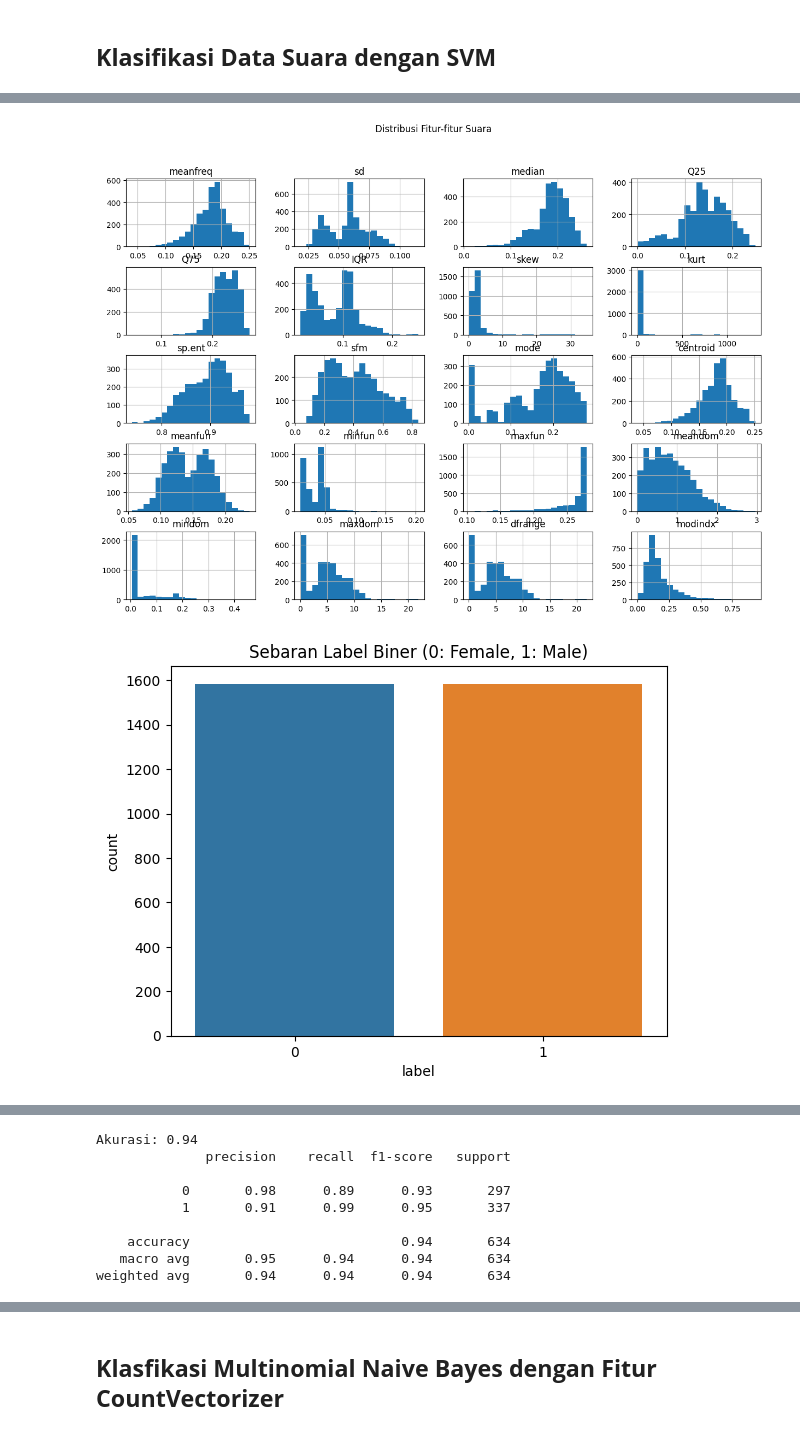
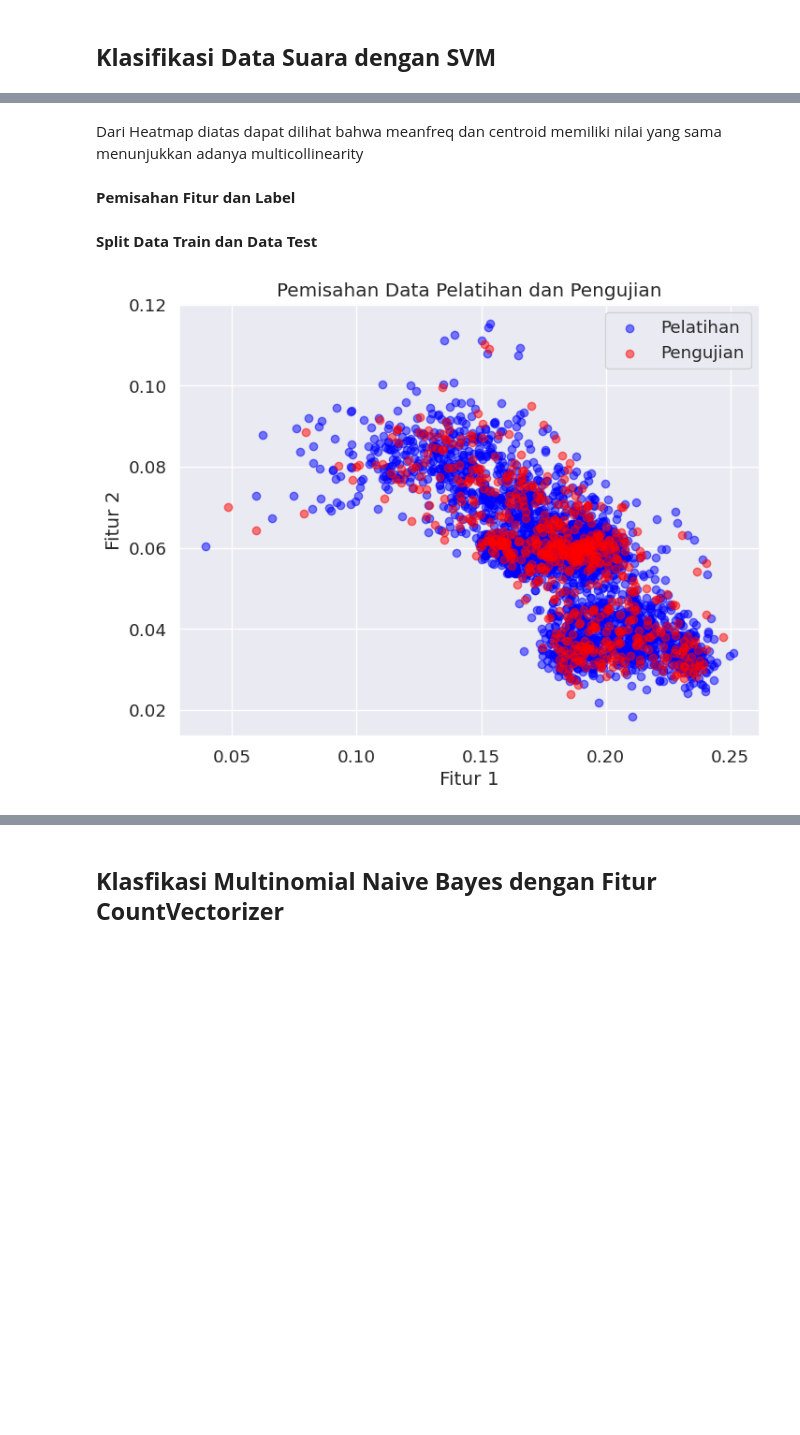
Before and after one commit to zhrnnsw/Machine-Learning, a Jupyter notebook: week-4/Tugas_Praktikum_4.ipynb, the cells around one changed output, grey strips where cells are left out. Saved outputs shown, nothing was run; the diff lists cells and outputs as text; code cells hidden in the pictures; blank space fills up the shorter version.

```diff
--- a/week-4/Tugas_Praktikum_4.ipynb
+++ b/week-4/Tugas_Praktikum_4.ipynb
@@ -23,0 +68,4 @@
+# %%
+encoder = LabelEncoder()
+data['label'] = encoder.fit_transform(data['label'])
+data['label'].head()
@@ -23,0 +82,14 @@
+# %%
+plt.figure(figsize=(20, 18))
+corr_matrix = data.corr()
+sns.set(font_scale=1.2)
+sns.heatmap(corr_matrix,
+            cmap='Blues',
+            linewidths=1,
+            fmt=".2f",
+            annot=True,
+            cbar=True,
+            square=True)
+
+plt.title('Heatmap Korelasi')
+plt.show()
@@ -23,0 +98,4 @@
+# %% [markdown]
+Dari Heatmap diatas dapat dilihat bahwa meanfreq dan centroid memiliki nilai yang sama menunjukkan adanya multicollinearity
+# %% [markdown]
+**Pemisahan Fitur dan Label**
@@ -24,60 +106,17 @@
+# %% [markdown]
+**Split Data Train dan Data Test**
 # %%
-# import library
-import numpy as np
-import pandas as pd
-import matplotlib.pyplot as plt
-import seaborn as sns
-from sklearn.model_selection import train_test_split
-from sklearn.svm import SVC
-from sklearn.metrics import accuracy_score, classification_report
-
-# Baca data dari file CSV
-data = pd.read_csv("voice.csv")
-
-# Visualisasi distribusi fitur-fitur suara
-data.drop('label', axis=1).hist(bins=20, figsize=(15, 10))
-plt.suptitle('Distribusi Fitur-fitur Suara')
-plt.show()
-
-# Ubah kolom target menjadi label biner
-data['label'] = np.where(data['label'] == 'male', 1, 0)
-
-sns.countplot(x='label', data=data)
-plt.title('Sebaran Label Biner (0: Female, 1: Male)')
-plt.show()
-
-# Pisahkan data menjadi atribut (X) dan label (y)
-X = data.drop('label', axis=1)
-y = data['label']
-
 # Bagi data menjadi set pelatihan dan pengujian (misalnya, 80% pelatihan dan 20% pengujian)
 X_train, X_test, y_train, y_test = train_test_split(X, y, test_size=0.2, random_state=42)
 
 # Visualisasi pemisahan data pelatihan dan pengujian
 plt.figure(figsize=(8, 6))
 plt.scatter(X_train.iloc[:, 0], X_train.iloc[:, 1], c='blue', label='Pelatihan', alpha=0.5)
 plt.scatter(X_test.iloc[:, 0], X_test.iloc[:, 1], c='red', label='Pengujian', alpha=0.5)
 plt.xlabel('Fitur 1')
 plt.ylabel('Fitur 2')
 plt.legend(loc='best')
 plt.title('Pemisahan Data Pelatihan dan Pengujian')
 plt.show()
-
-# Buat model SVM
-svm_model = SVC(kernel='linear', C=1)
-
-# Latih model dengan data pelatihan
-svm_model.fit(X_train, y_train)
-
-# Prediksi dengan data pengujian
-y_pred = svm_model.predict(X_test)
-
-# Hitung akurasi
-accuracy = accuracy_score(y_test, y_pred)
-print(f'Akurasi: {accuracy:.2f}')
-
-# Laporan klasifikasi
-print(classification_report(y_test, y_pred))
 # %% [output]
-[figure, old version]
+[figure, new version]
-[figure, removed]
@@ -85,9 +122,0 @@ print(classification_report(y_test, y_pred))
-Akurasi: 0.94
-              precision    recall  f1-score   support
-
-           0       0.98      0.89      0.93       297
-           1       0.91      0.99      0.95       337
-
-    accuracy                           0.94       634
-   macro avg       0.95      0.94      0.94       634
-weighted avg       0.94      0.94      0.94       634
```
Also changed, not shown: parts of 15 cells of this notebook.
